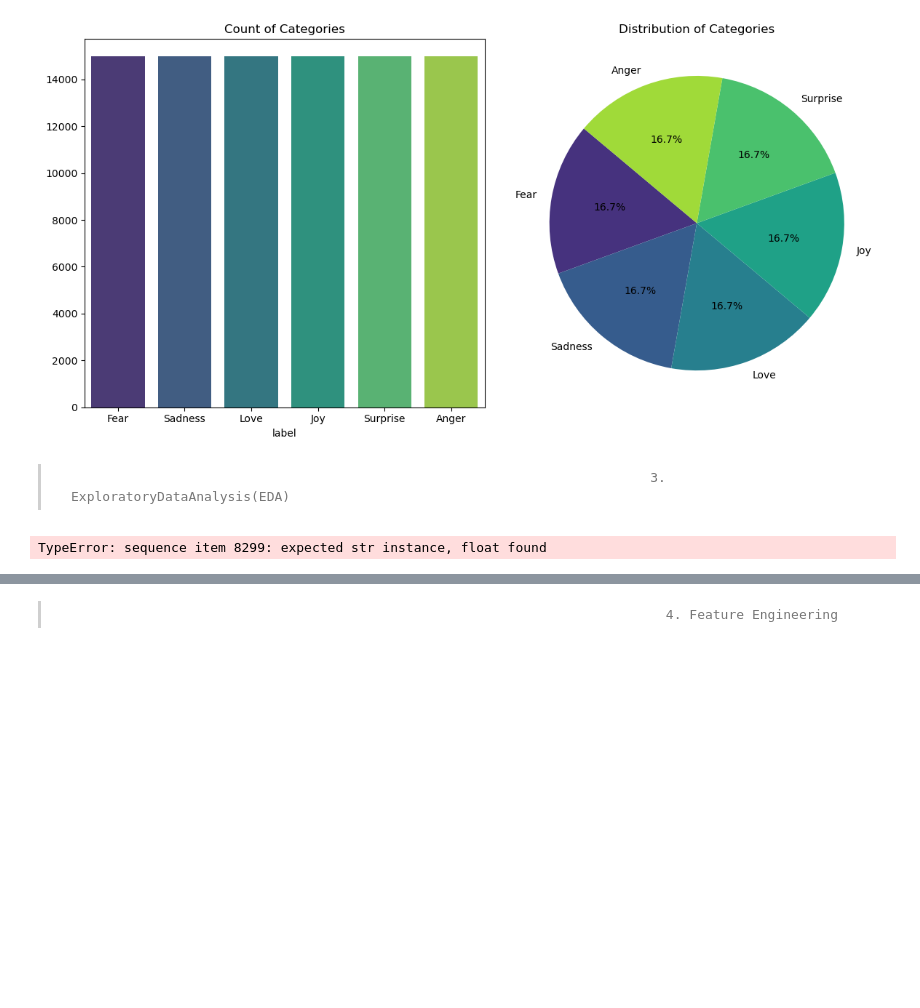
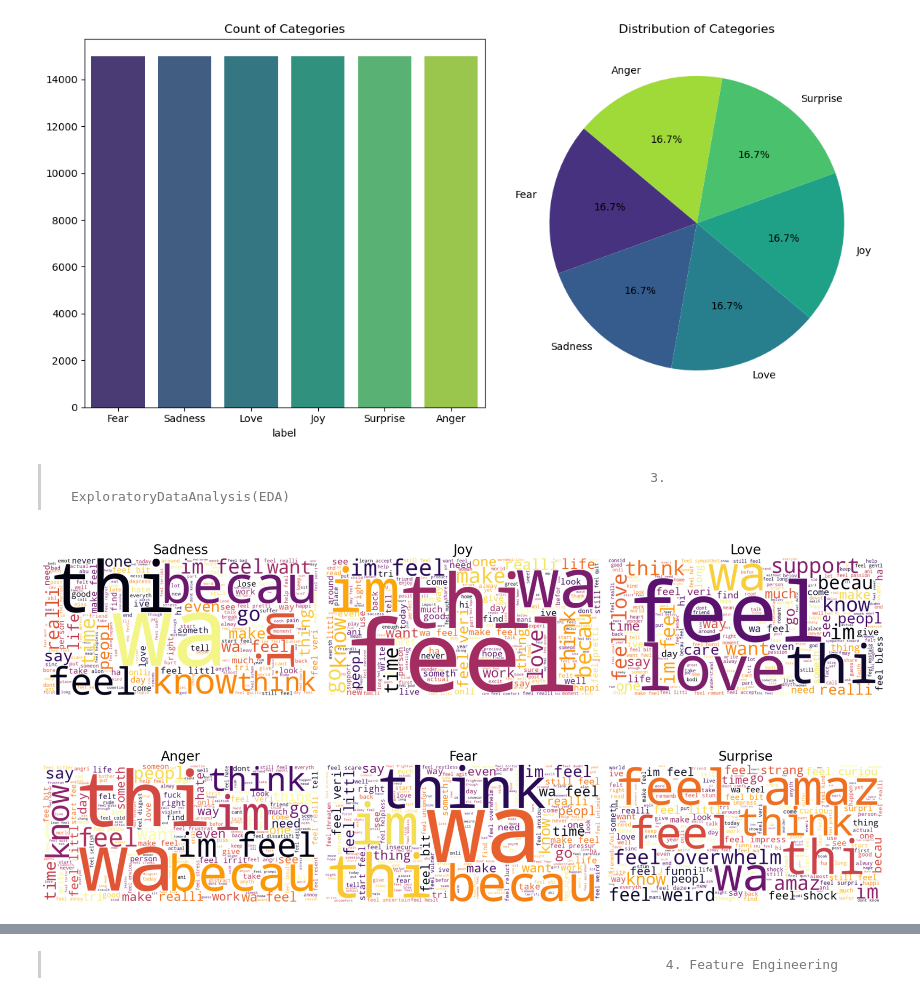
Before and after one commit to MohammadKN/Emotion-Analysis-CNN, a Jupyter notebook: Emotions.ipynb, the cells around one changed output, grey strips where cells are left out. Drawn from its saved outputs; the diff is of its cells as text; code cells hidden in the pictures; blank space fills up the shorter version.

```diff
--- a/Emotions.ipynb
+++ b/Emotions.ipynb
@@ -398,38 +415,38 @@ Passing `palette` without assigning `hue` is deprecated and will be removed in v
 # %% [markdown]
 >                                                                               3. ExploratoryDataAnalysis(EDA)
 # %%
-# _______________ Visualization Text Using Word Cloud _________________________________
+# _______________________________________________ Visualization Text Using Word Cloud _________________________________
 
 
 # Prepare your texts and labels
 emotion_texts = {
-    "Sadness":  ' '.join(df.loc[df.label==0, 'text']),
-    "Joy":  ' '.join(df.loc[df.label==1, 'text']),
-    "Love": ' '.join(df.loc[df.label==2, 'text']),
-    "Anger":' '.join(df.loc[df.label==3, 'text']),
-    "Fear": ' '.join(df.loc[df.label==4, 'text']),
-    "Surprise": ' '.join(df.loc[df.label==5, 'text']),
+    "Sadness": ' '.join(df['text'][df.label==0]),
+    "Joy": ' '.join(df['text'][df.label==1]),
+    "Love": ' '.join(df['text'][df.label==2]),
+    "Anger": ' '.join(df['text'][df.label==3]),
+    "Fear": ' '.join(df['text'][df.label==4]),
+    "Surprise": ' '.join(df['text'][df.label==5]),
 }
 # Set up the figure
 fig, axes = plt.subplots(2, 3, figsize=(18, 10))
 axes = axes.flatten()
 
 # Generate each word-cloud
 for ax, (emotion, text) in zip(axes, emotion_texts.items()):
     wc = WordCloud(
         width=800, height=400,
         background_color='white',
         max_words=200,
         colormap='inferno' ). generate(text)
 
     ax.imshow(wc, interpolation='bilinear')
     ax.set_title(emotion, fontsize=20)
     ax.axis('off')
 
 plt.tight_layout()
 plt.show()
 # %% [output]
-TypeError: sequence item 8299: expected str instance, float found
+[figure, added]
 # %%
 # _______________ Visualization Text Using Bigrams _________________________________
 def get_top_n_bigram(corpus, n=None):
```
Also changed, not shown: parts of 29 cells of this notebook, 2 other files.
